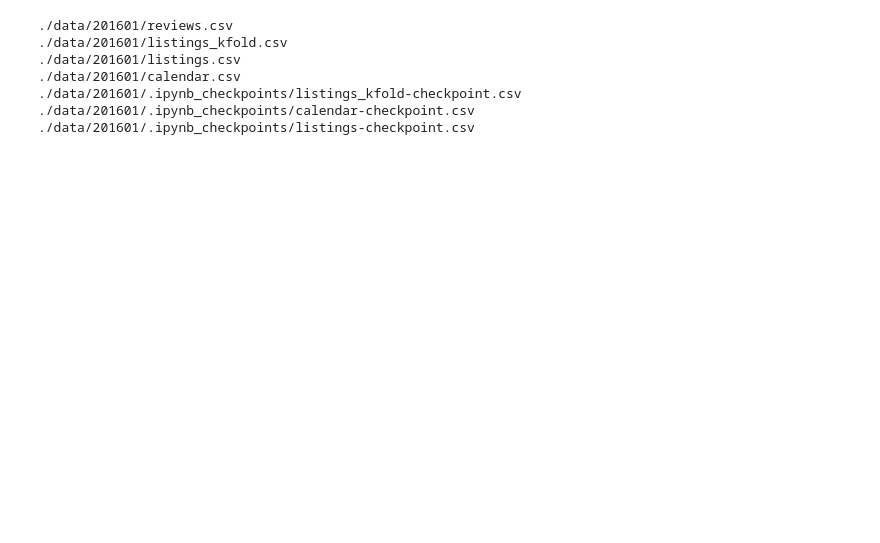
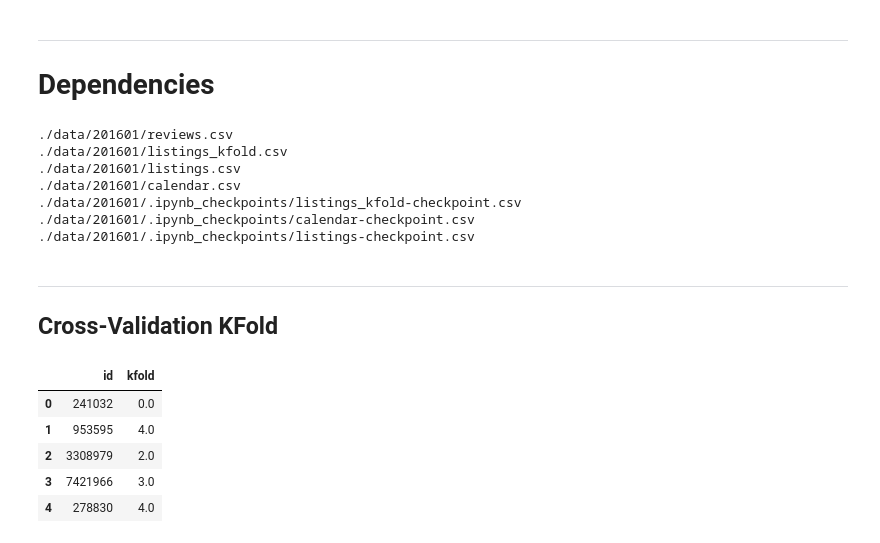
Before and after one commit to ZacksAmber/Kaggle-Seattle-Airbnb, a Jupyter notebook: ML_tuning.ipynb, the cells around one changed output. Saved outputs shown, nothing was run; the diff lists cells and outputs as text; code cells hidden in the pictures; blank space fills up the shorter version.

```diff
--- a/ML_tuning.ipynb
+++ b/ML_tuning.ipynb
@@ -1,3 +16,7 @@
+# %% [markdown]
+---
+
+# Dependencies
 # %%
 # Statistics
 import pandas as pd
@@ -81,3 +102,7 @@ listings = pd.read_csv(f'{data_dir}/listings_kfold.csv') if os.path.exists(f'{da
 ./data/201601/.ipynb_checkpoints/listings_kfold-checkpoint.csv
 ./data/201601/.ipynb_checkpoints/calendar-checkpoint.csv
 ./data/201601/.ipynb_checkpoints/listings-checkpoint.csv
+# %% [markdown]
+---
+
+## Cross-Validation KFold
@@ -83,0 +121,11 @@ listings = pd.read_csv(f'{data_dir}/listings_kfold.csv') if os.path.exists(f'{da
+# %%
+# After assigning kfold
+# If error, run the above function then re-load listings_kfold.csv
+listings.loc[:, ['id', 'kfold']].head()
+# %% [output]
+|  | id | kfold |
+| 0 | 241032 | 0.0 |
+| 1 | 953595 | 4.0 |
+| 2 | 3308979 | 2.0 |
+| 3 | 7421966 | 3.0 |
+| 4 | 278830 | 4.0 |
```
Also changed, not shown: parts of 23 cells of this notebook, 3 other files.
